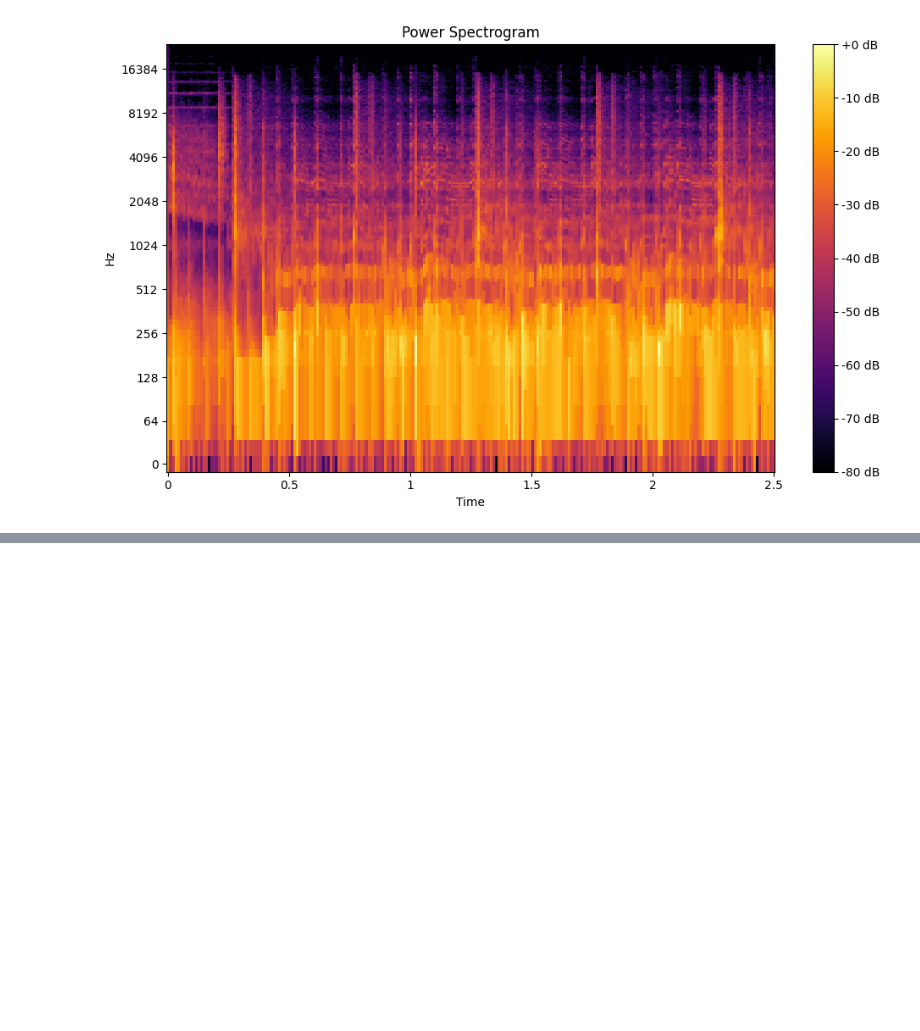
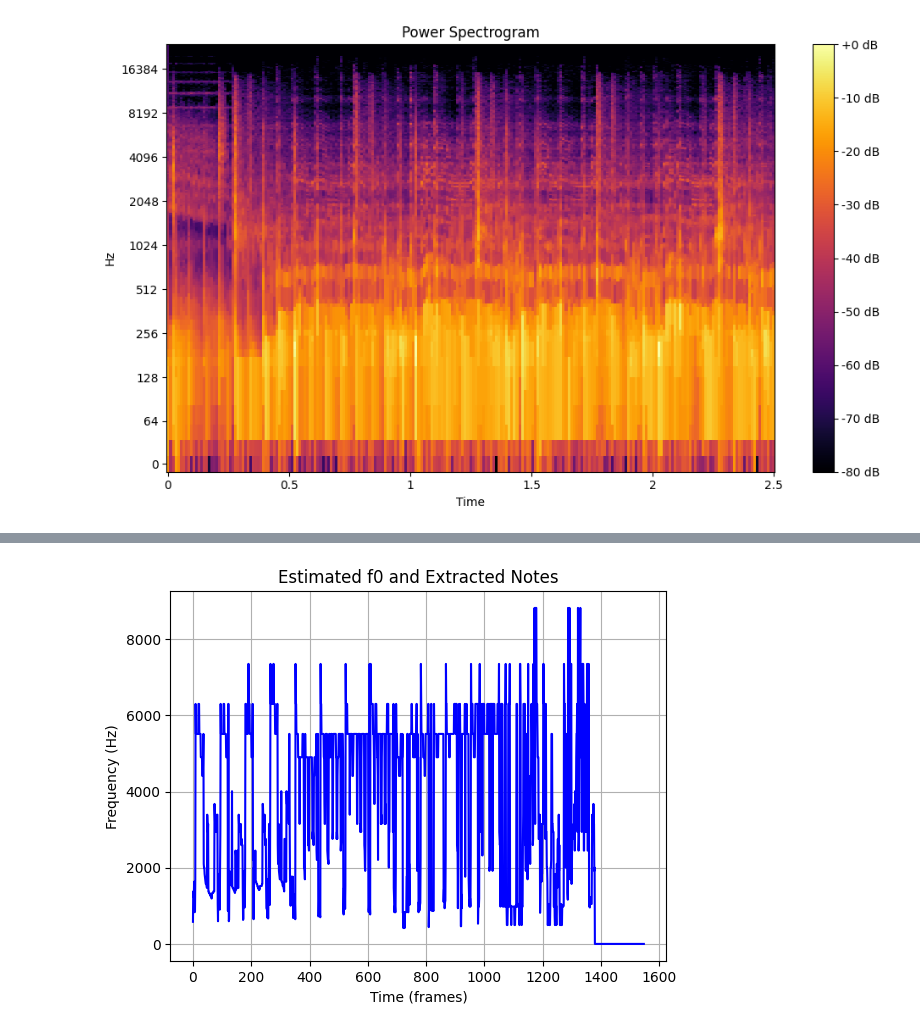
Before and after one commit to chefhaider/MPA_sitar, a Jupyter notebook: f0_estimation.ipynb, the cells around one changed output, grey strips where cells are left out. Drawn from its saved outputs; the diff is of its cells as text; code cells hidden in the pictures; blank space fills up the shorter version.

```diff
--- a/f0_estimation.ipynb
+++ b/f0_estimation.ipynb
@@ -129,0 +199,54 @@ display(Audio(x_p, rate=Fs))
+# %%
+import numpy as np
+import librosa
+import scipy.io.wavfile as wav
+import matplotlib.pyplot as plt
+
+def f0_to_midi(f0):
+    """Convert fundamental frequency (f0) to MIDI note number."""
+    if f0 > 0:  # Ignore zero or non-pitched frequencies
+        midi_note = 69 + 12 * np.log2(f0 / 440.0)
+        return int(round(midi_note))  # Round to nearest integer
+    else:
+        return None  # No valid note for f0 <= 0
+
+def f0_to_note_name(midi_note):
+    """Convert MIDI note number to note name."""
+    # List of note names in one octave
+    note_names = ['C', 'C#', 'D', 'D#', 'E', 'F', 'F#', 'G', 'G#', 'A', 'A#', 'B']
+    octave = (midi_note // 12) - 1  # MIDI notes start from C-1, so subtract 1 for octave
+    note = note_names[midi_note % 12]
+    return f"{note}{octave}"
+
+def extract_notes_from_f0(f0_values):
+    """Extract musical notes from the fundamental frequency (f0) values."""
+    notes = []
+    midi_notes = []
+    for f0 in f0_values:
+        midi_note = f0_to_midi(f0)
+        if midi_note is not None:
+            note_name = f0_to_note_name(midi_note)
+            notes.append(note_name)
+            midi_notes.append(midi_note)
+        else:
+            notes.append(None)  # No valid note for f0 <= 0
+    return notes, midi_notes
+
+
+
+# Assuming f0_values are already obtained from previous estimation
+f0_values = estimate_f0(x, fs)
+
+# Extract notes from the fundamental frequency (f0)
+notes, midi_notes = extract_notes_from_f0(f0_values)
+
+
+# Optionally, plot the extracted notes
+plt.plot(f0_values, label="Estimated f0 (Hz)", color='blue')
+plt.title("Estimated f0 and Extracted Notes")
+plt.xlabel("Time (frames)")
+plt.ylabel("Frequency (Hz)")
+plt.grid(True)
+plt.show()
+# %% [output]
+[figure, added]
```
Also changed, not shown: parts of 5 cells of this notebook.
